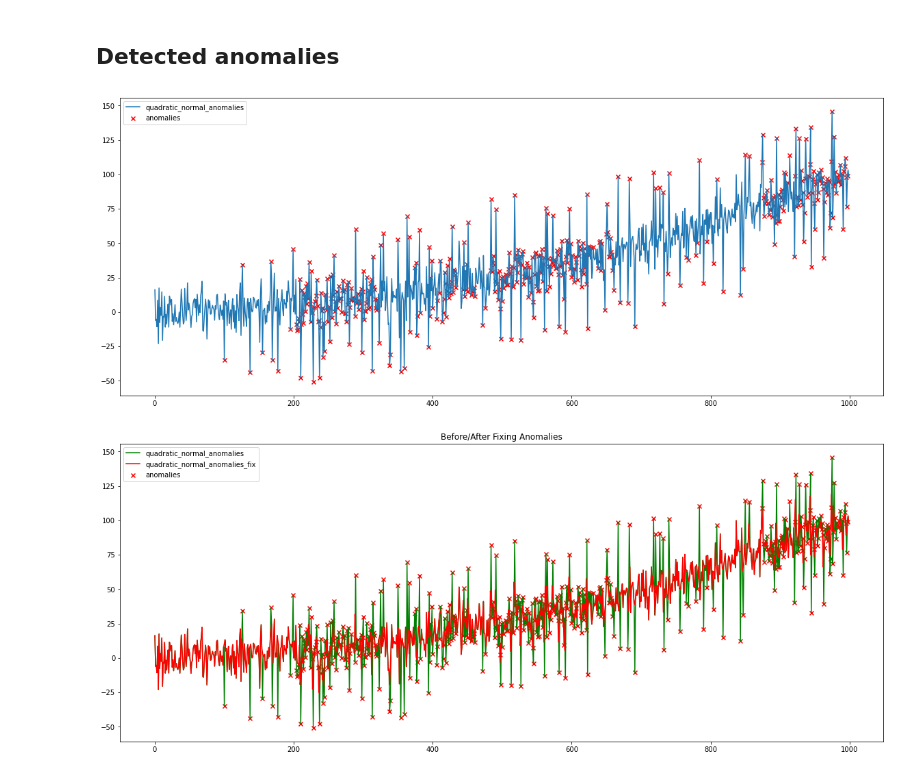
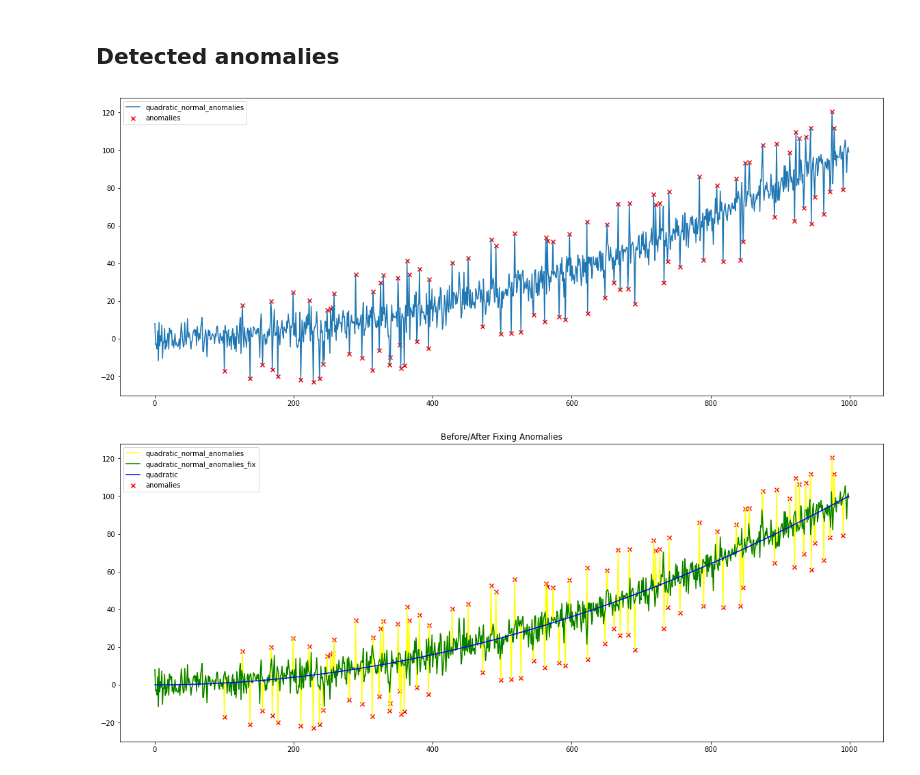
Before and after one commit to FreeLike76/KpiDataScience, a Jupyter notebook: Lab2/ds2_main.ipynb, the cells around one changed output. Cells and saved outputs as stored; diff of their text form; code cells hidden in the pictures.

```diff
--- a/Lab2/ds2_main.ipynb
+++ b/Lab2/ds2_main.ipynb
@@ -30,7 +31,7 @@ PARAM_anomaly_size = int(0.1 * PARAM_selection_size)
 PARAM_widnow_size = int(0.1 * PARAM_selection_size)
 
 PARAM_normal_mean = 0
-PARAM_normal_std = 10
+PARAM_normal_std = 5
 
 PARAM_max_test_pow = 11
 # %% [markdown]
@@ -136,6 +137,6 @@ PARAM_best_pow = 2
 data["quadratic_normal_anomalies_fix"] = data["quadratic_normal_anomalies"].copy()
 window = data["quadratic_normal_anomalies_fix"][:PARAM_widnow_size]
 
-std = abs((window - lsm(window, PARAM_best_pow)).std())
-print("Estimated std:", std)
+std3 = 3 * abs((window - lsm(window, PARAM_best_pow)).std())
+print("Estimated 3*std:", std3)
 # %% [output]
@@ -147,19 +148,13 @@ anomaly_value = []
 
 for i in range(1, PARAM_selection_size - PARAM_widnow_size - 1):
     # new window
-    widnow = data["quadratic_normal_anomalies_fix"][i:(PARAM_widnow_size + i)]
+    widnow = data["quadratic_normal_anomalies"][i:(PARAM_widnow_size + i)]
     # new fit to window
     window_lsm = lsm(widnow, PARAM_best_pow)
-    # plot lsm
-    if i % 10 == 0:
-        plt.plot(range(i, (PARAM_widnow_size + i)), window_lsm)
-    # if [new window std] >> [normal std]
-    if abs((widnow - window_lsm).std()) > std:
+    if abs((widnow - window_lsm)[-1]) > std3:
         anomaly_index.append(PARAM_widnow_size + i - 1)
         anomaly_value.append(widnow[-1])
         data["quadratic_normal_anomalies_fix"][PARAM_widnow_size + i - 1] = \
             (data["quadratic_normal_anomalies_fix"][PARAM_widnow_size + i - 2] \
                 + data["quadratic_normal_anomalies_fix"][PARAM_widnow_size + i]) \
                     / 2
-plt.plot(data["quadratic"], c="blue")
-plt.show()
@@ -169,16 +162,18 @@ plt.show()
 ## Detected anomalies
 # %%
 plt.plot(data["quadratic_normal_anomalies"], label="quadratic_normal_anomalies")
+plt.scatter(anomaly_index, anomaly_value, label="anomalies", marker="x", c="red")
 plt.legend()
 plt.show()
 # %% [output]
-[figure, old version]
+[figure, new version]
 # %%
-plt.plot(data["quadratic_normal_anomalies"], label="quadratic_normal_anomalies", c="green")
+plt.plot(data["quadratic_normal_anomalies"], label="quadratic_normal_anomalies", c="yellow")
+plt.plot(data["quadratic_normal_anomalies_fix"], label="quadratic_normal_anomalies_fix", c="green")
+plt.plot(data["quadratic"], label="quadratic", c="blue")
 plt.scatter(anomaly_index, anomaly_value, label="anomalies", marker="x", c="red")
-plt.plot(data["quadratic_normal_anomalies_fix"], label="quadratic_normal_anomalies_fix", c="red")
 plt.title("Before/After Fixing Anomalies")
 plt.legend()
 plt.show()
 # %% [output]
-[figure, old version]
+[figure, new version]
```
Also changed, not shown: parts of 12 cells of this notebook.
